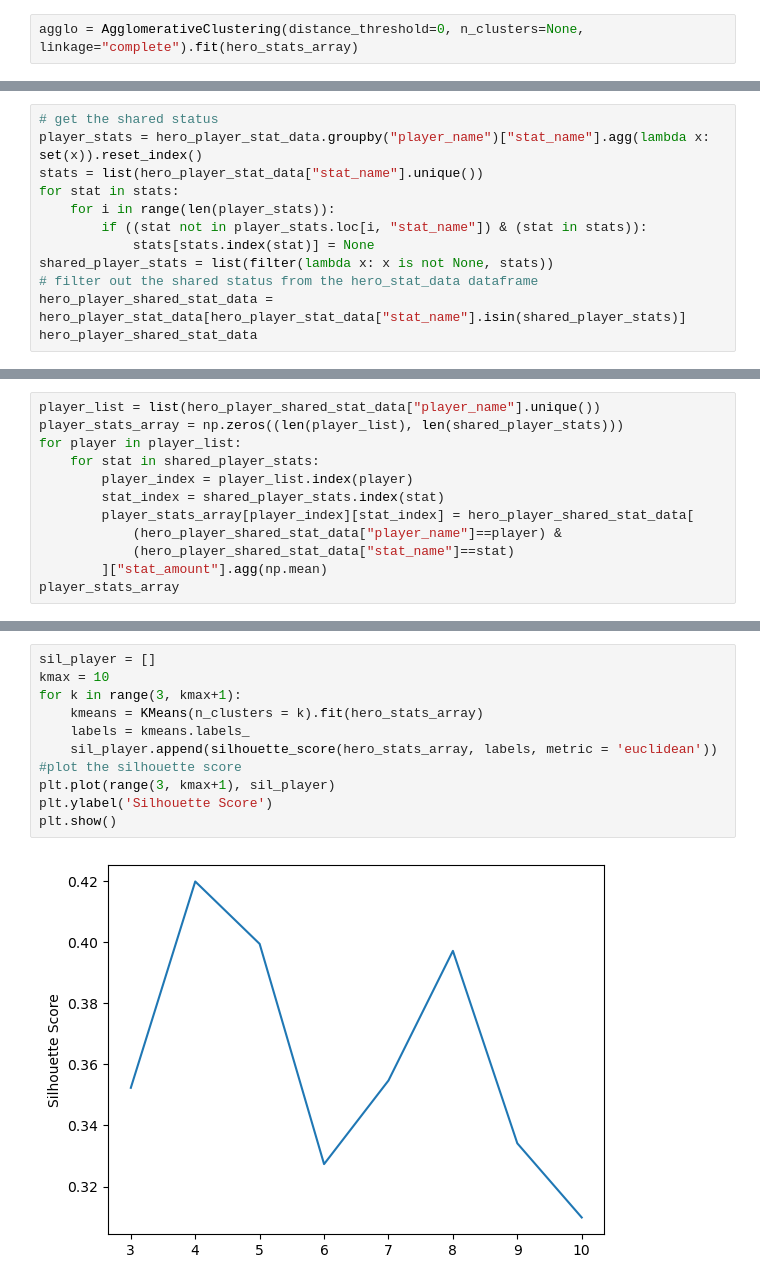
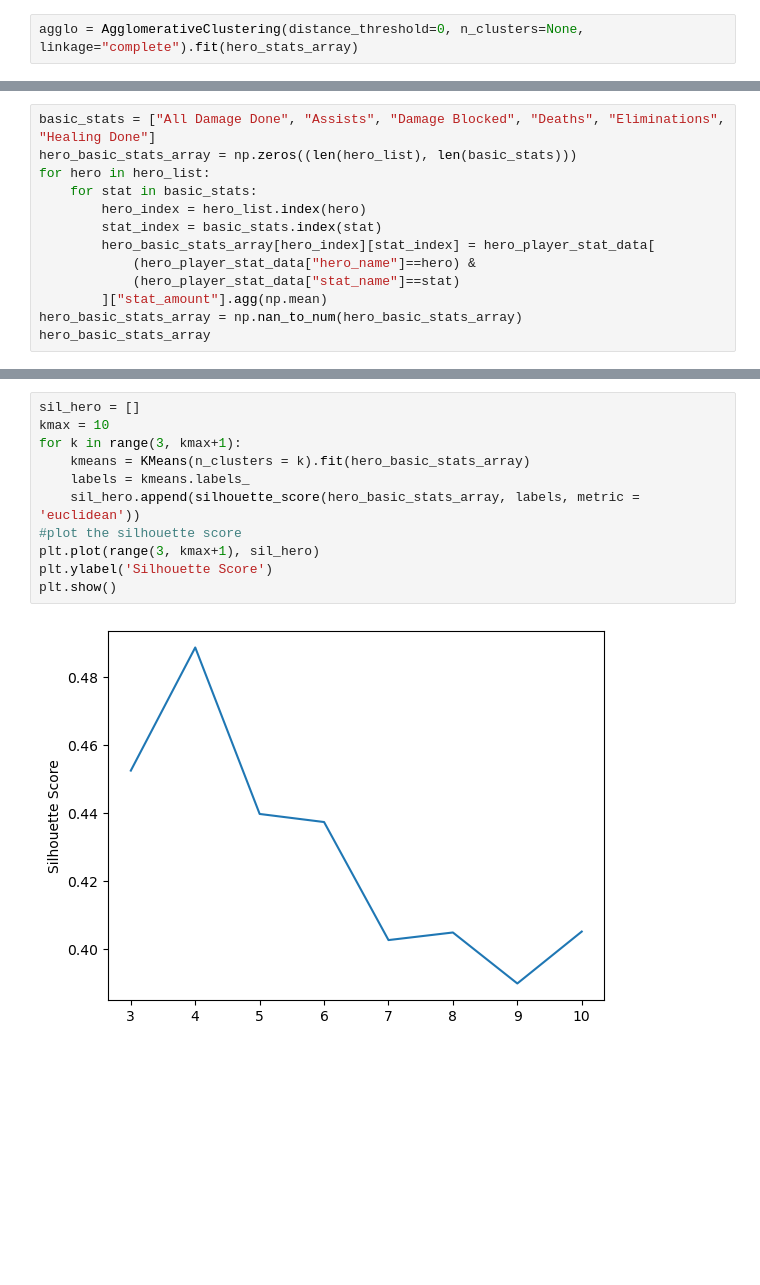
Before and after one commit to bennycjy/SI671-Project, a Jupyter notebook: clustering.ipynb, the cells around one changed output, grey strips where cells are left out. Saved outputs shown, nothing was run; the diff lists cells and outputs as text; blank space fills up the shorter version.

```diff
--- a/clustering.ipynb
+++ b/clustering.ipynb
@@ -162,12 +178,0 @@ plt.show()
-# %%
-# get the shared status
-player_stats = hero_player_stat_data.groupby("player_name")["stat_name"].agg(lambda x: set(x)).reset_index()
-stats = list(hero_player_stat_data["stat_name"].unique())
-for stat in stats:
-    for i in range(len(player_stats)):
-        if ((stat not in player_stats.loc[i, "stat_name"]) & (stat in stats)):
-            stats[stats.index(stat)] = None
-shared_player_stats = list(filter(lambda x: x is not None, stats))
-# filter out the shared status from the hero_stat_data dataframe
-hero_player_shared_stat_data = hero_player_stat_data[hero_player_stat_data["stat_name"].isin(shared_player_stats)]
-hero_player_shared_stat_data
@@ -188,12 +178,0 @@ hero_player_shared_stat_data
-# %%
-player_list = list(hero_player_shared_stat_data["player_name"].unique())
-player_stats_array = np.zeros((len(player_list), len(shared_player_stats)))
-for player in player_list:
-    for stat in shared_player_stats:
-        player_index = player_list.index(player)
-        stat_index = shared_player_stats.index(stat)
-        player_stats_array[player_index][stat_index] = hero_player_shared_stat_data[
-            (hero_player_shared_stat_data["player_name"]==player) &
-            (hero_player_shared_stat_data["stat_name"]==stat)
-        ]["stat_amount"].agg(np.mean)
-player_stats_array
@@ -213,0 +181,13 @@ array([[4.34579506e+03, 7.39163503e+00, 7.07666442e+01, ...,
+# %%
+basic_stats = ["All Damage Done", "Assists", "Damage Blocked", "Deaths", "Eliminations", "Healing Done"]
+hero_basic_stats_array = np.zeros((len(hero_list), len(basic_stats)))
+for hero in hero_list:
+    for stat in basic_stats:
+        hero_index = hero_list.index(hero)
+        stat_index = basic_stats.index(stat)
+        hero_basic_stats_array[hero_index][stat_index] = hero_player_stat_data[
+            (hero_player_stat_data["hero_name"]==hero) &
+            (hero_player_stat_data["stat_name"]==stat)
+        ]["stat_amount"].agg(np.mean)
+hero_basic_stats_array = np.nan_to_num(hero_basic_stats_array)
+hero_basic_stats_array
@@ -214,13 +212,13 @@ array([[4.34579506e+03, 7.39163503e+00, 7.07666442e+01, ...,
 # %%
-sil_player = []
+sil_hero = []
 kmax = 10
 for k in range(3, kmax+1):
-    kmeans = KMeans(n_clusters = k).fit(hero_stats_array)
+    kmeans = KMeans(n_clusters = k).fit(hero_basic_stats_array)
     labels = kmeans.labels_
-    sil_player.append(silhouette_score(hero_stats_array, labels, metric = 'euclidean'))
+    sil_hero.append(silhouette_score(hero_basic_stats_array, labels, metric = 'euclidean'))
 #plot the silhouette score
-plt.plot(range(3, kmax+1), sil_player)
+plt.plot(range(3, kmax+1), sil_hero)
 plt.ylabel('Silhouette Score')
 plt.show()
 # %% [output]
-[figure, old version]
+[figure, new version]
```
Also changed, not shown: parts of 12 cells of this notebook.
